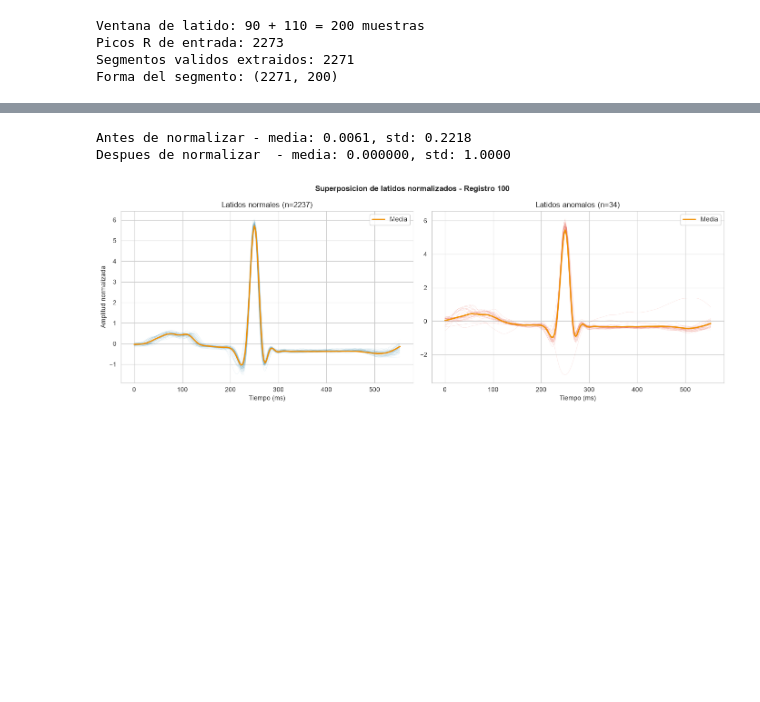
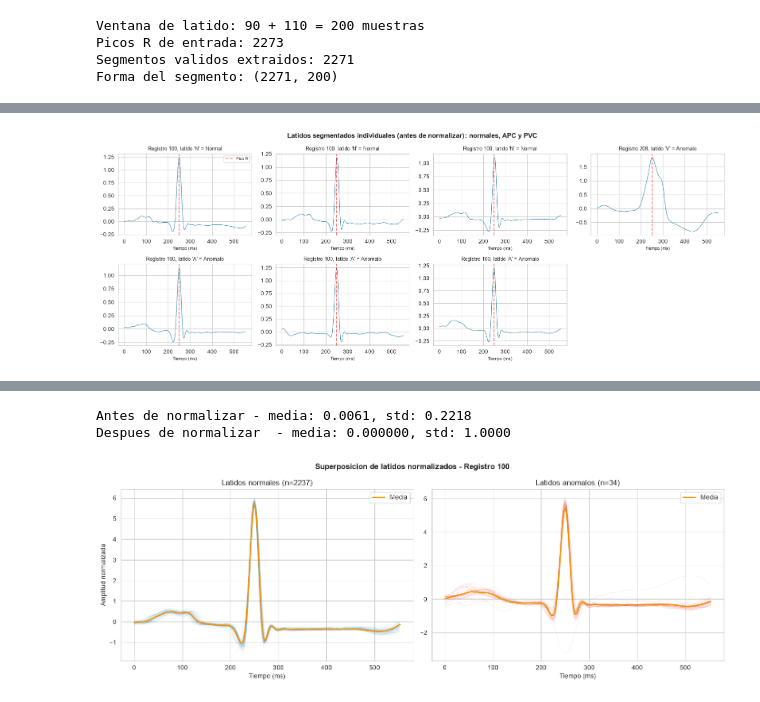
Before and after one commit to JDGarcia25/tfp-cardio-tesis, a Jupyter notebook: notebooks/02_preprocessing.ipynb, the cells around one changed output, grey strips where cells are left out. Saved outputs shown, nothing was run; the diff lists cells and outputs as text; code cells hidden in the pictures; blank space fills up the shorter version.

```diff
--- a/notebooks/02_preprocessing.ipynb
+++ b/notebooks/02_preprocessing.ipynb
@@ -170,22 +327,3 @@ Ventana de latido: 90 + 110 = 200 muestras
 Picos R de entrada: 2273
 Segmentos validos extraidos: 2271
 Forma del segmento: (2271, 200)
-# %%
-# Show individual segmented beats (before normalization)
-fig, axes = plt.subplots(2, 3, figsize=(14, 6))
-t_ms = np.arange(config.beat_length) / config.sampling_rate * 1000
-
-for i, ax in enumerate(axes.flat):
-    ax.plot(t_ms, segments[i], color="#2E86AB", linewidth=0.8)
-    ax.axvline(config.before_r_samples / config.sampling_rate * 1000, color="red",
-               linestyle="--", alpha=0.5, label="Pico R")
-    label = record.binary_labels[valid_idx[i]]
-    symbol = record.symbols[valid_idx[i]]
-    status = "Normal" if label == 0 else "Anomalo"
-    ax.set_title(f"Latido {i} ('{symbol}' = {status})", fontsize=9)
-    ax.set_xlabel("Tiempo (ms)", fontsize=8)
-
-axes[0, 0].legend(fontsize=7)
-plt.suptitle("Latidos segmentados individuales (antes de normalizar)", fontweight="bold")
-plt.tight_layout()
-plt.show()
@@ -199,0 +330,63 @@ preserva la forma morfológica.
+# %%
+# Latidos segmentados individuales, antes de normalizar: 3 normales + 3
+# anomalos 'A' (APC) del registro 100, mas un latido ventricular ('V') de
+# otro registro con PVCs claros (208, ya en full_dataset). Los 'A' tienen
+# QRS casi identico al normal -- su firma esta en la onda P, no en el QRS --
+# por eso se agrega un 'V' real para mostrar un QRS ancho y distinto.
+labels_validos = record.binary_labels[valid_idx]
+idx_normal = np.where(labels_validos == 0)[0][:3]
+idx_anomalo = np.where(labels_validos == 1)[0][:3]
+
+otro_id = "208"
+otro_record = next(r for r in full_dataset.records if r.record_id == otro_id)
+otro_filtrado = butterworth_bandpass(
+    otro_record.signal,
+    lowcut=config.filter_lowcut,
+    highcut=config.filter_highcut,
+    fs=config.sampling_rate,
+    order=config.filter_order,
+)
+otro_segments, otro_valid_idx = segment_beats(
+    otro_filtrado,
+    otro_record.r_peak_positions,
+    before=config.before_r_samples,
+    after=config.after_r_samples,
+)
+otro_symbols = otro_record.symbols[otro_valid_idx]
+otro_labels = otro_record.binary_labels[otro_valid_idx]
+idx_v = np.where(otro_symbols == "V")[0][0]
+
+# (segmento, simbolo, etiqueta, id de registro) por panel; el 'V' queda en
+# la primera fila junto a los normales, y los 'A' en la fila de abajo para
+# comparar columna a columna la morfologia del QRS.
+paneles = [
+    (segments[i], record.symbols[valid_idx[i]], record.binary_labels[valid_idx[i]], record.record_id)
+    for i in idx_normal
+]
+paneles.append((otro_segments[idx_v], otro_symbols[idx_v], otro_labels[idx_v], otro_record.record_id))
+paneles += [
+    (segments[i], record.symbols[valid_idx[i]], record.binary_labels[valid_idx[i]], record.record_id)
+    for i in idx_anomalo
+]
+
+fig, axes = plt.subplots(2, 4, figsize=(16, 6))
+t_ms = np.arange(config.beat_length) / config.sampling_rate * 1000
+
+for ax, (seg, symbol, label, rec_id) in zip(axes.flat, paneles):
+    ax.plot(t_ms, seg, color="#2E86AB", linewidth=0.8)
+    ax.axvline(config.before_r_samples / config.sampling_rate * 1000, color="red",
+               linestyle="--", alpha=0.5, label="Pico R")
+    status = "Normal" if label == 0 else "Anomalo"
+    ax.set_title(f"Registro {rec_id}, latido '{symbol}' = {status}", fontsize=9)
+    ax.set_xlabel("Tiempo (ms)", fontsize=8)
+
+for ax in axes.flat[len(paneles):]:
+    ax.axis("off")
+
+axes[0, 0].legend(fontsize=7)
+plt.suptitle("Latidos segmentados individuales (antes de normalizar): normales, APC y PVC",
+             fontweight="bold")
+plt.tight_layout()
+plt.show()
+# %% [output]
+[figure, added]
```
Also changed, not shown: parts of 24 cells of this notebook, 16 other files.
